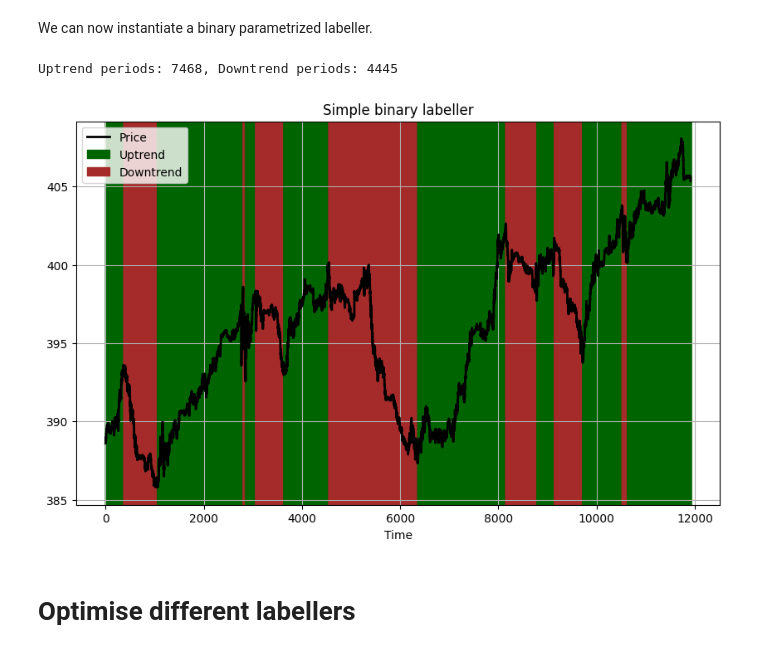
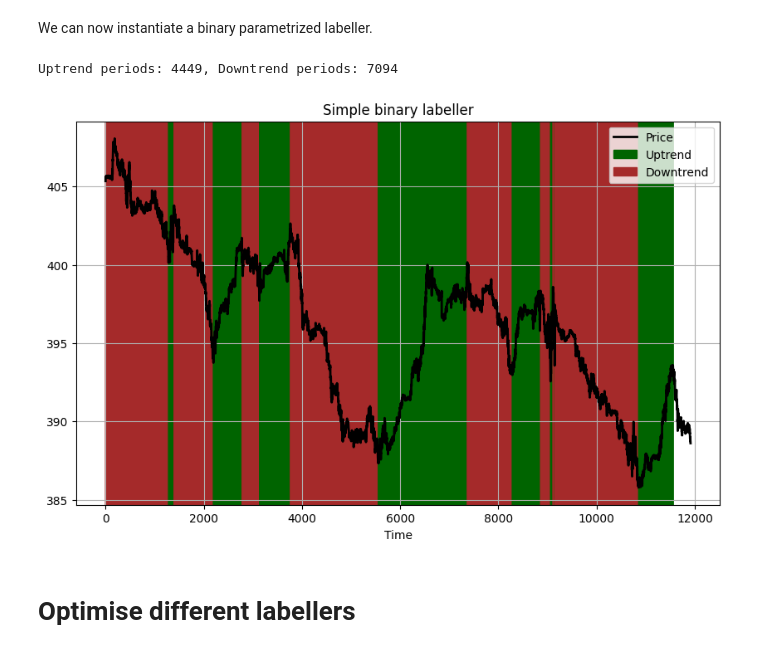
Before and after one commit to agpenas/tstrends, a Jupyter notebook: notebooks/labellers_catalog.ipynb, the cells around one changed output. Drawn from its saved outputs; the diff is of its cells as text; code cells hidden in the pictures.

```diff
--- a/notebooks/labellers_catalog.ipynb
+++ b/notebooks/labellers_catalog.ipynb
@@ -26,17 +32,11 @@ We can now instantiate a binary parametrized labeller.
 # %%
-from collections import Counter
-from itertools import chain
-
-
-concatenated_closing_prices = df_concat.c.to_list()
-
 binary_labeller = BinaryCTL(omega=0.009) # omega value from the optimization in simple_labeller_howto.py
-labels = binary_labeller.get_labels(concatenated_closing_prices)
+labels = binary_labeller.get_labels(concatenated_closing_prices[::-1])
 print(f"Uptrend periods: {Counter(labels)[1]}, Downtrend periods: {Counter(labels)[-1]}")
-plot_trend_labels(concatenated_closing_prices, labels, title="Simple binary labeller")
+plot_trend_labels(concatenated_closing_prices[::-1], labels, title="Simple binary labeller")
 # %% [output]
-Uptrend periods: 7468, Downtrend periods: 4445
+Uptrend periods: 4449, Downtrend periods: 7094
-[figure, old version]
+[figure, new version]
 # %% [markdown]
 # Optimise different labellers
 # %%
```
Also changed, not shown: parts of 10 cells of this notebook, 25 other files.
